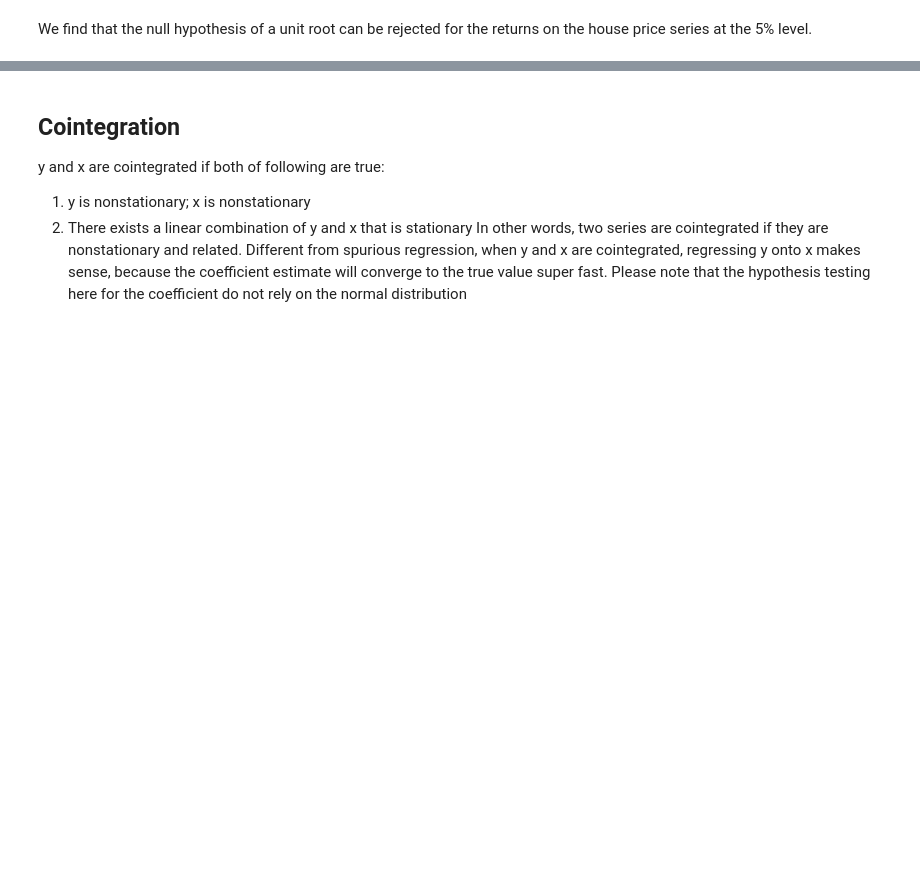
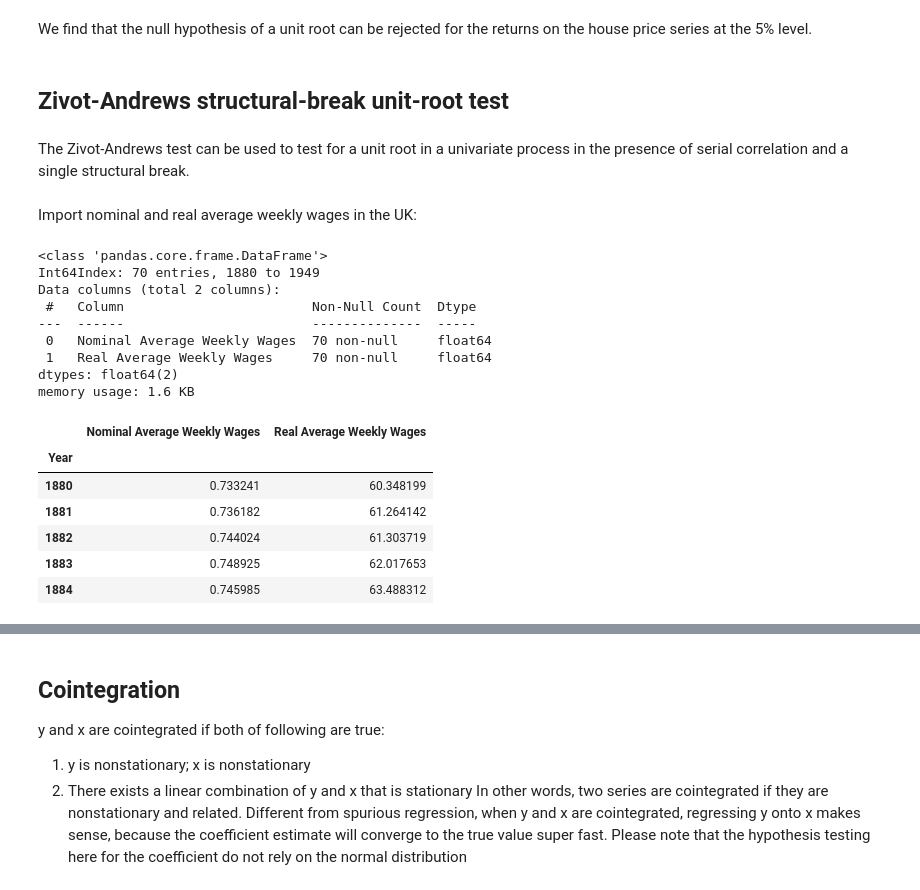
Before and after one commit to HeyyNing/labs, a Jupyter notebook: lab2/lab2.ipynb, the cells around one changed output, grey strips where cells are left out. Cells and saved outputs as stored; diff of their text form; code cells hidden in the pictures; blank space fills up the shorter version.

```diff
--- a/lab2/lab2.ipynb
+++ b/lab2/lab2.ipynb
@@ -178,3 +191,32 @@ Null Hypothesis: The process contains a unit root.
 Alternative Hypothesis: The process is weakly stationary.
 # %% [markdown]
 We find that the null hypothesis of a unit root can be rejected for the returns on the house price series at the 5% level.
+# %% [markdown]
+## Zivot-Andrews structural-break unit-root test
+# %% [markdown]
+The Zivot-Andrews test can be used to test for a unit root in a univariate process in the presence of serial correlation and a single structural break.
+# %% [markdown]
+Import nominal and real average weekly wages in the UK:
+# %%
+wages = pd.read_csv('https://raw.githubusercontent.com/HeyyNing/labs/main/lab2/UK_nominal_real_wages.csv', index_col=0)
+
+wages = wages.iloc[130:200] # use data from 1880 to 1949
+wages.info()
+wages.head()
+# %% [output]
+<class 'pandas.core.frame.DataFrame'>
+Int64Index: 70 entries, 1880 to 1949
+Data columns (total 2 columns):
+ #   Column                        Non-Null Count  Dtype
+---  ------                        --------------  -----
+ 0   Nominal Average Weekly Wages  70 non-null     float64
+ 1   Real Average Weekly Wages     70 non-null     float64
+dtypes: float64(2)
+memory usage: 1.6 KB
+|  | Nominal Average Weekly Wages | Real Average Weekly Wages |
+| Year |  |  |
+| 1880 | 0.733241 | 60.348199 |
+| 1881 | 0.736182 | 61.264142 |
+| 1882 | 0.744024 | 61.303719 |
+| 1883 | 0.748925 | 62.017653 |
+| 1884 | 0.745985 | 63.488312 |
```
Also changed, not shown: parts of 14 cells of this notebook.
